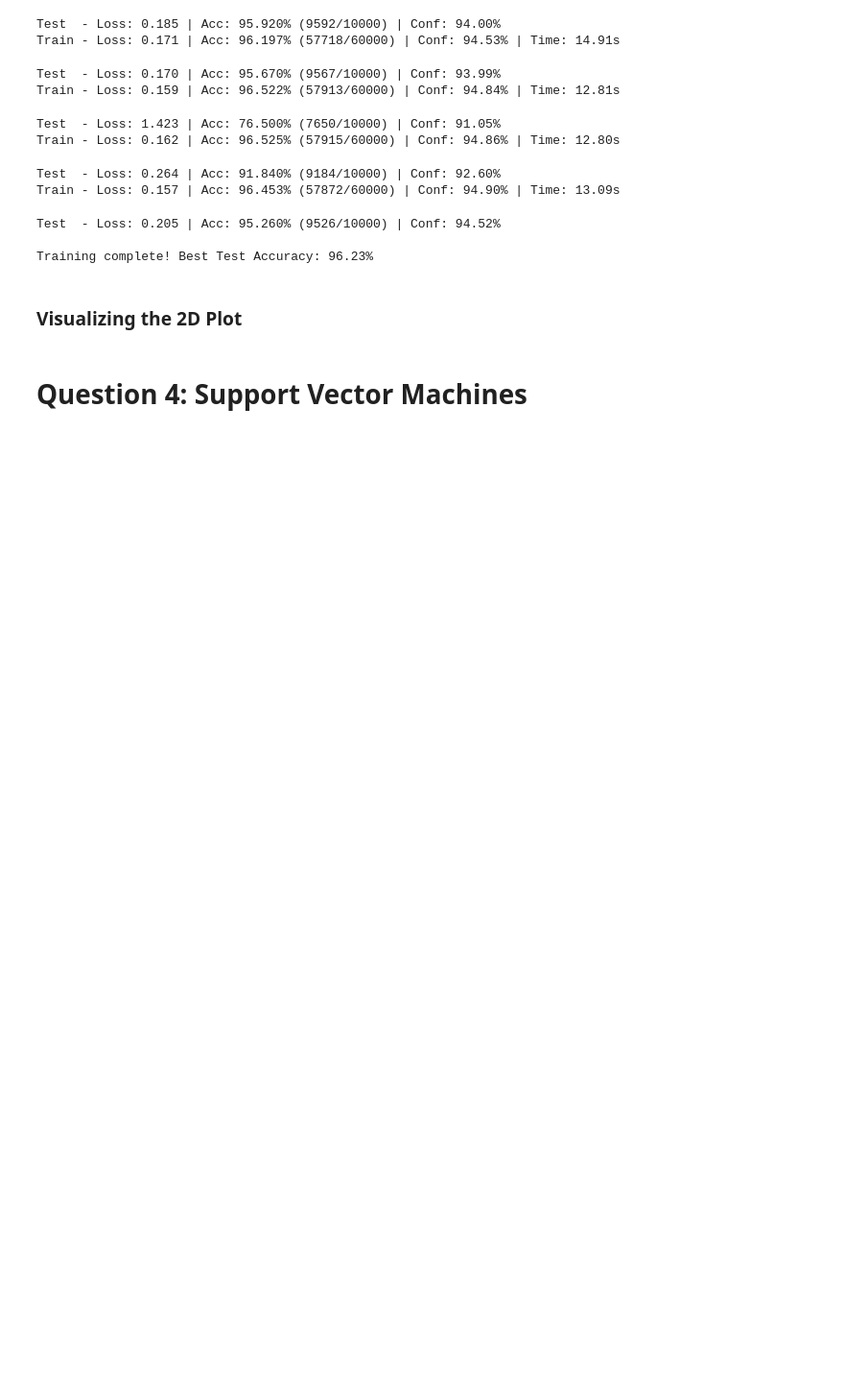
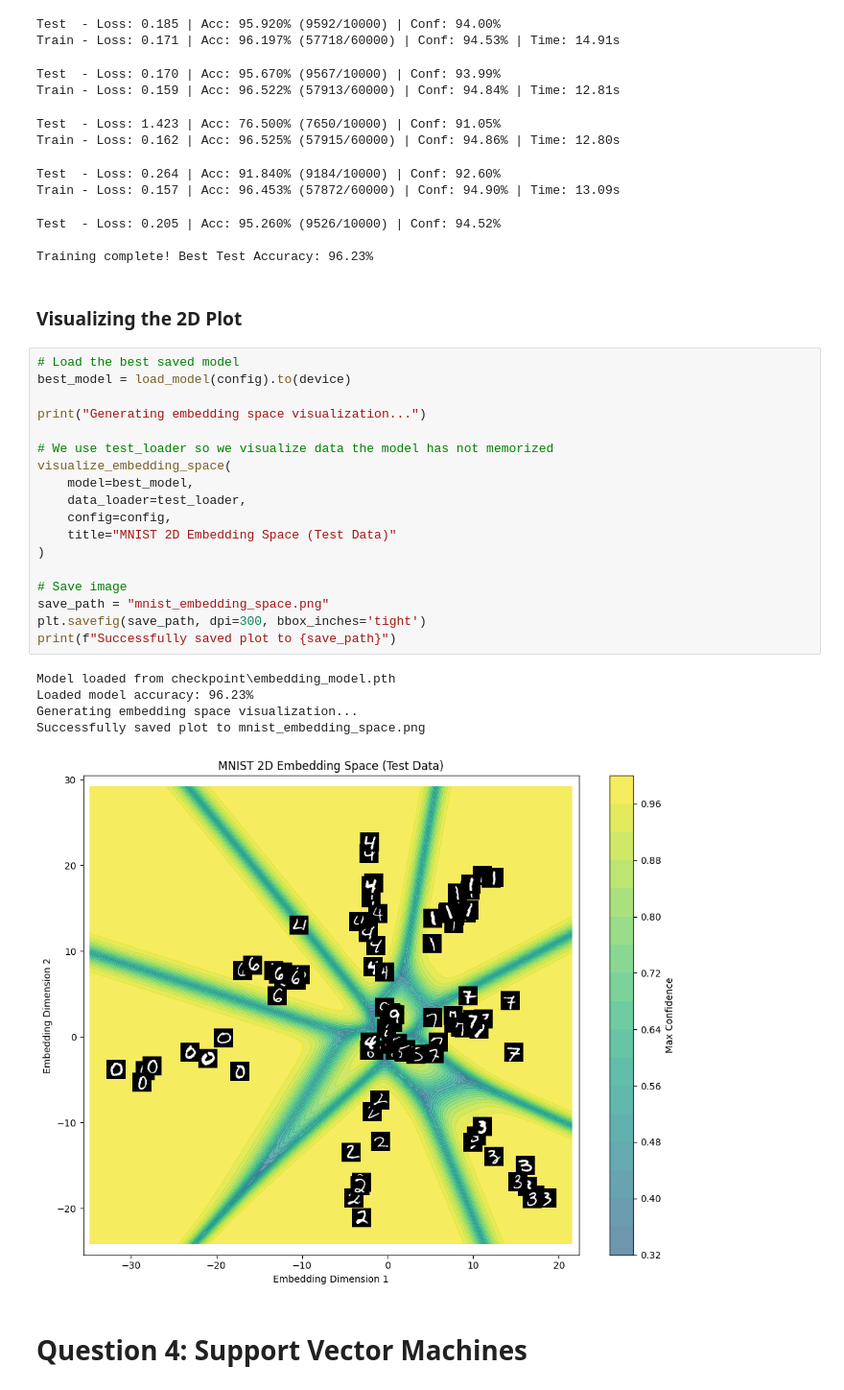
Before and after one commit to Rlshank/S-ML-HW-2, a Jupyter notebook: SML-HW2.ipynb, the cells around one changed output. Shown at 96% size. Drawn from its saved outputs; the diff is of its cells as text; blank space fills up the shorter version.

Commit message:
Visualized the embedding space with the test data.

```diff
--- a/SML-HW2.ipynb
+++ b/SML-HW2.ipynb
@@ -644,5 +644,29 @@ Test  - Loss: 0.205 | Acc: 95.260% (9526/10000) | Conf: 94.52%
 Training complete! Best Test Accuracy: 96.23%
 # %% [markdown]
 ### Visualizing the 2D Plot
+# %%
+# Load the best saved model
+best_model = load_model(config).to(device)
+
+print("Generating embedding space visualization...")
+
+# We use test_loader so we visualize data the model has not memorized
+visualize_embedding_space(
+    model=best_model,
+    data_loader=test_loader,
+    config=config,
+    title="MNIST 2D Embedding Space (Test Data)"
+)
+
+# Save image
+save_path = "mnist_embedding_space.png"
+plt.savefig(save_path, dpi=300, bbox_inches='tight')
+print(f"Successfully saved plot to {save_path}")
+# %% [output]
+Model loaded from checkpoint\embedding_model.pth
+Loaded model accuracy: 96.23%
+Generating embedding space visualization...
+Successfully saved plot to mnist_embedding_space.png
+[figure, added]
 # %% [markdown]
 # Question 4: Support Vector Machines
```
Also changed, not shown: 1 other file.
